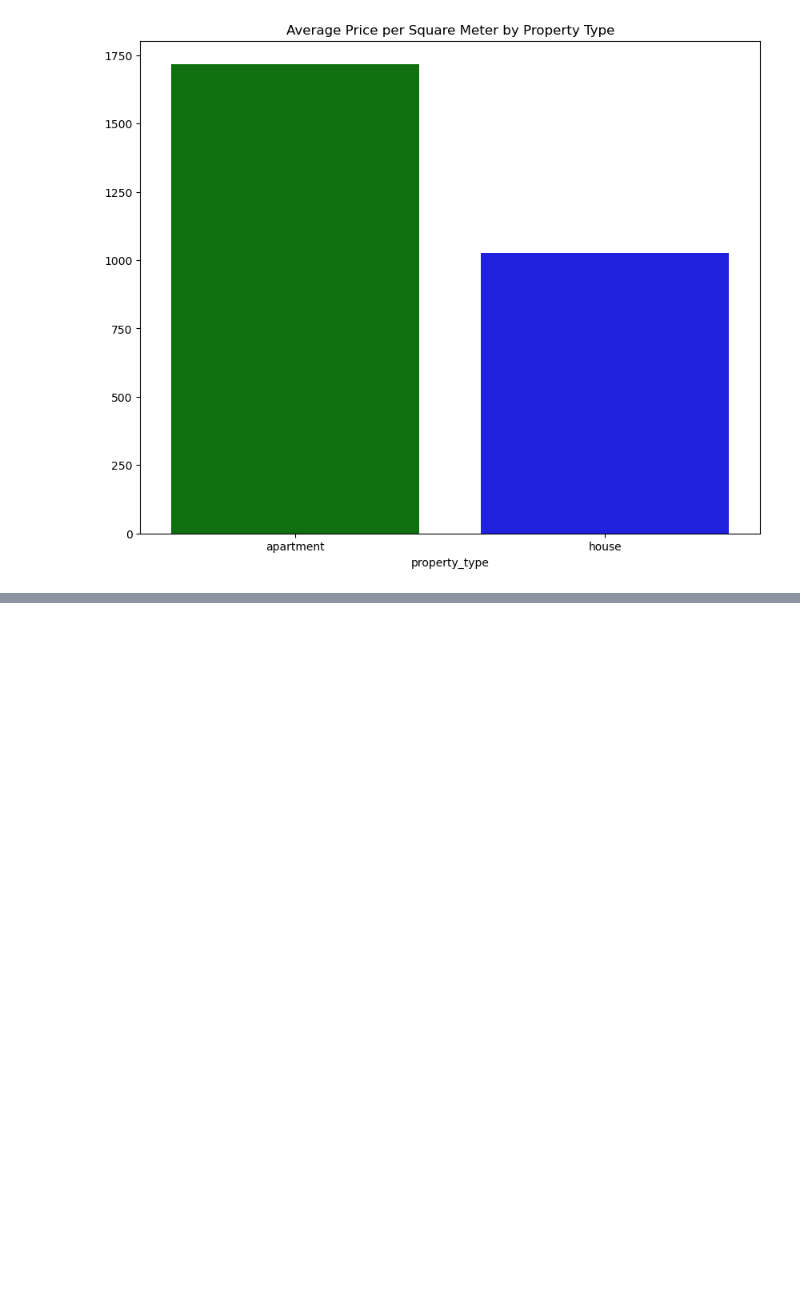
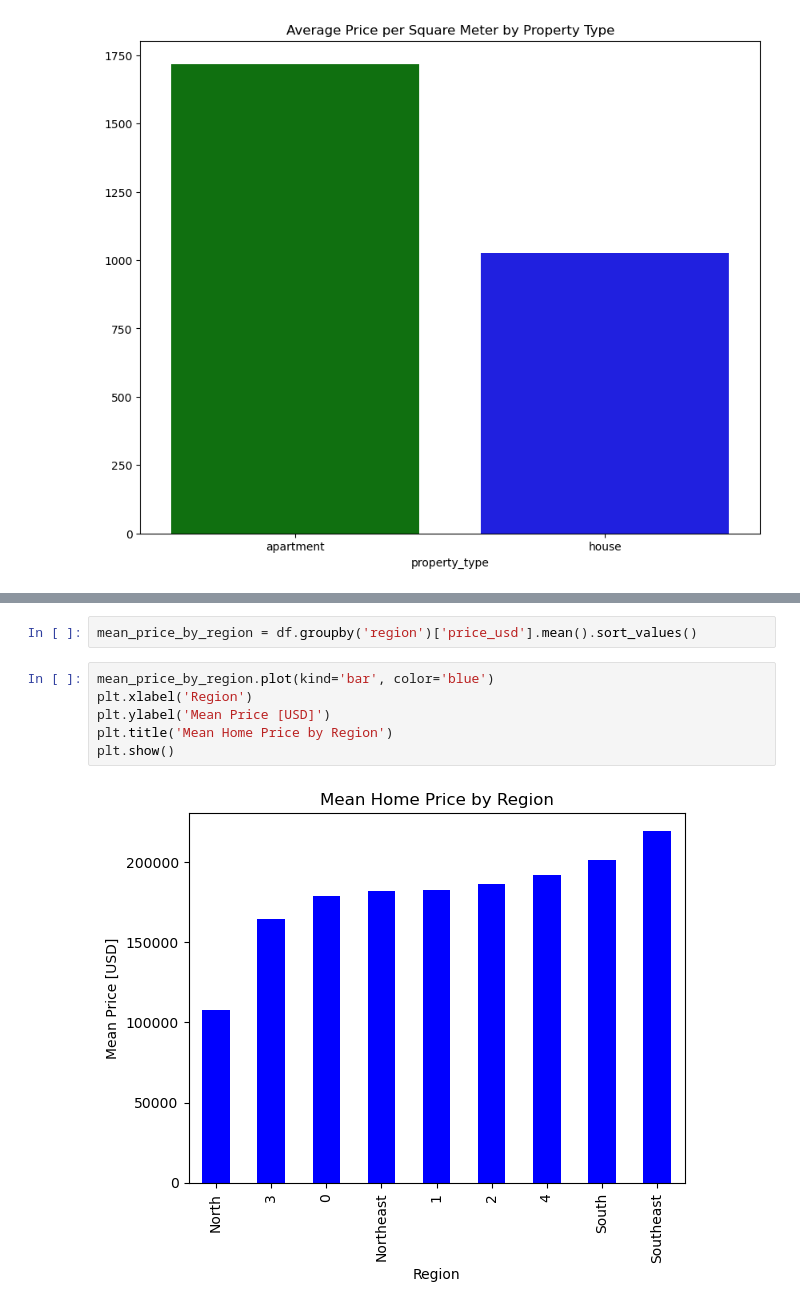
Before and after one commit to Nahsc0/house_price_analysis_in_Brazil, a Jupyter notebook: GSRA_project.ipynb, the cells around one changed output, grey strips where cells are left out. Saved outputs shown, nothing was run; the diff lists cells and outputs as text; blank space fills up the shorter version.

```diff
--- a/GSRA_project.ipynb
+++ b/GSRA_project.ipynb
@@ -324,0 +510,10 @@ plt.show()
+# %%
+mean_price_by_region = df.groupby('region')['price_usd'].mean().sort_values()
+# %%
+mean_price_by_region.plot(kind='bar', color='blue')
+plt.xlabel('Region')
+plt.ylabel('Mean Price [USD]')
+plt.title('Mean Home Price by Region')
+plt.show()
+# %% [output]
+[figure, added]
```
Also changed, not shown: parts of 31 cells of this notebook, 1 other file.
